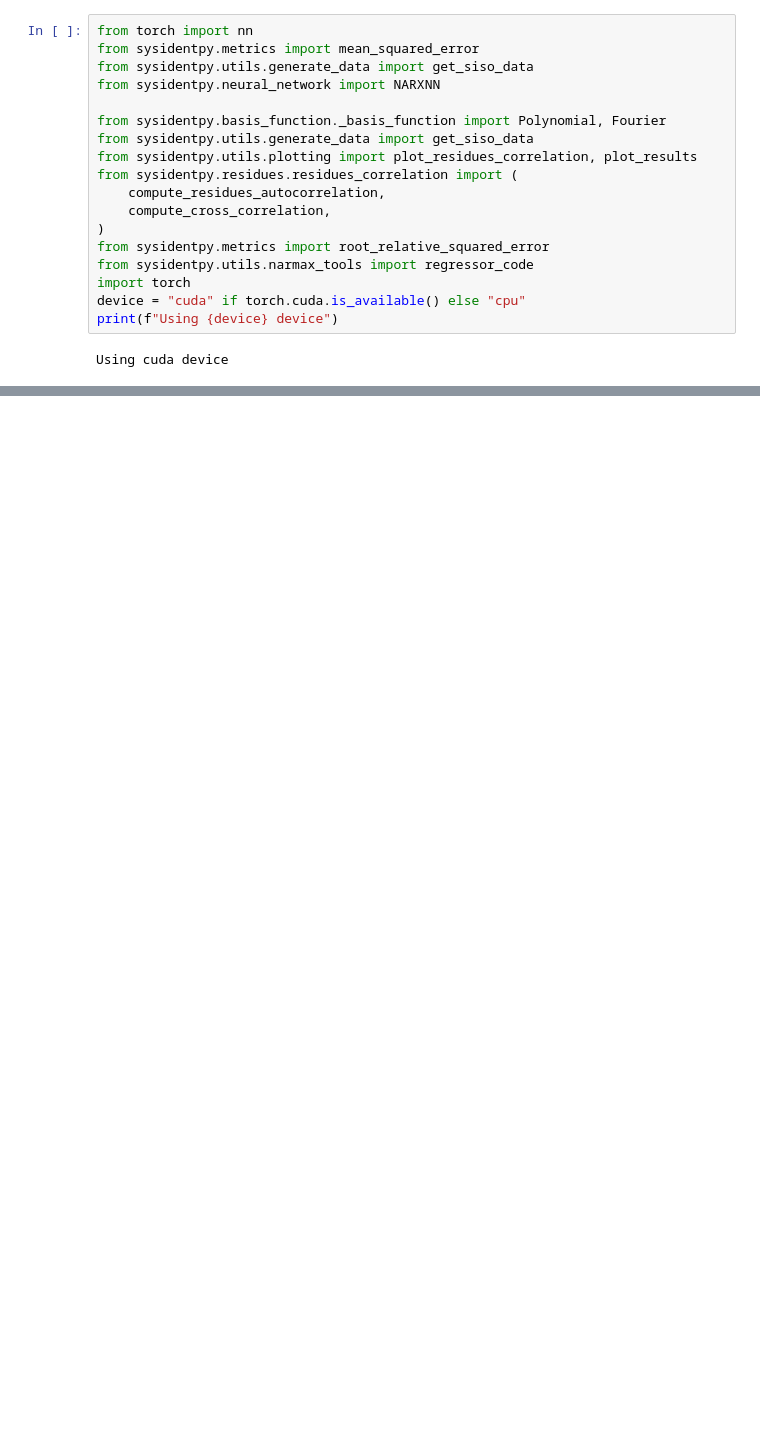
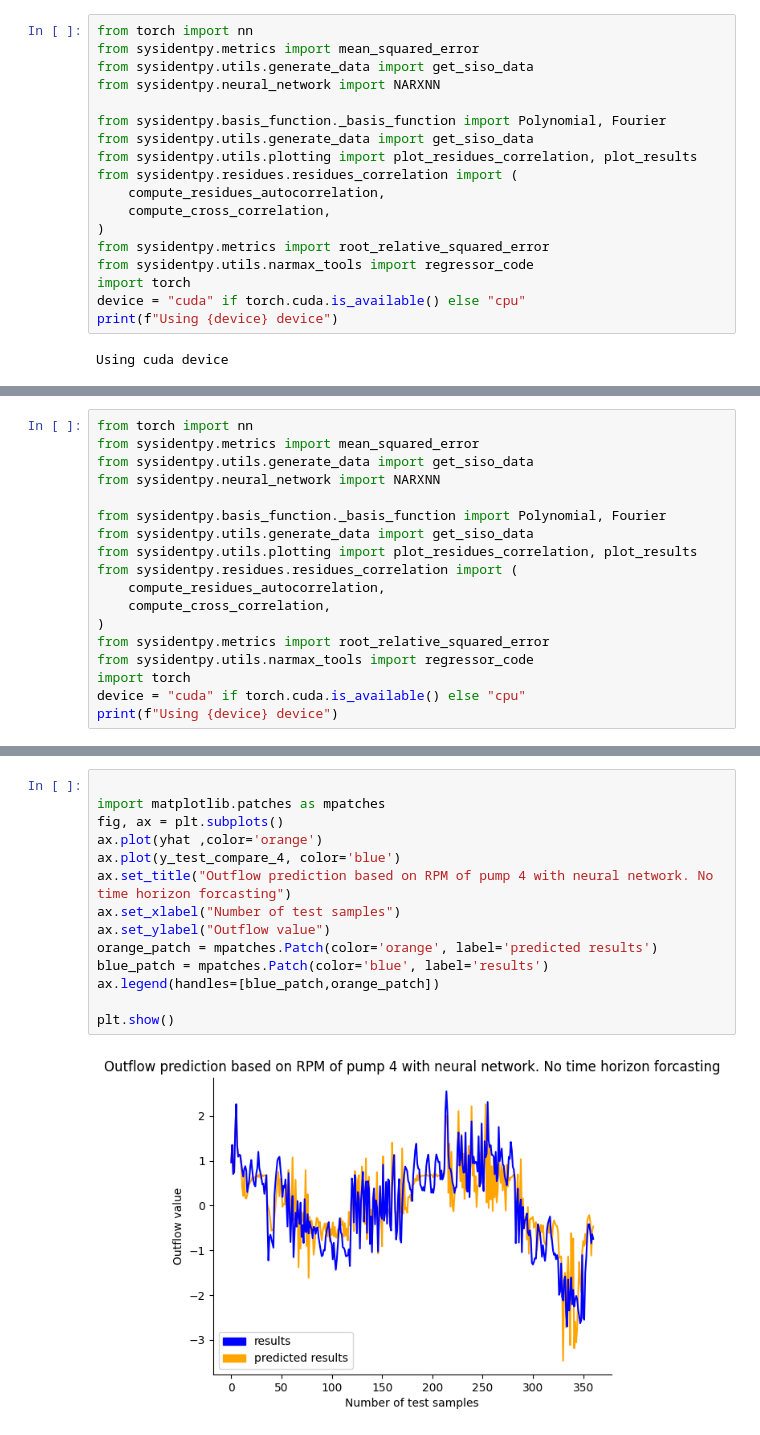
Before and after one commit to nitram1805/Digitization_of_electronic_assets, a Jupyter notebook: Group_1_final_proj.ipynb, the cells around one changed output, grey strips where cells are left out. Saved outputs shown, nothing was run; the diff lists cells and outputs as text; blank space fills up the shorter version.

```diff
--- a/Group_1_final_proj.ipynb
+++ b/Group_1_final_proj.ipynb
@@ -390,0 +407,18 @@ plt.show()
+# %%
+from torch import nn
+from sysidentpy.metrics import mean_squared_error
+from sysidentpy.utils.generate_data import get_siso_data
+from sysidentpy.neural_network import NARXNN
+
+from sysidentpy.basis_function._basis_function import Polynomial, Fourier
+from sysidentpy.utils.generate_data import get_siso_data
+from sysidentpy.utils.plotting import plot_residues_correlation, plot_results
+from sysidentpy.residues.residues_correlation import (
+    compute_residues_autocorrelation,
+    compute_cross_correlation,
+)
+from sysidentpy.metrics import root_relative_squared_error
+from sysidentpy.utils.narmax_tools import regressor_code
+import torch
+device = "cuda" if torch.cuda.is_available() else "cpu"
+print(f"Using {device} device")
@@ -390,0 +495,16 @@ plt.show()
+# %%
+
+import matplotlib.patches as mpatches
+fig, ax = plt.subplots()
+ax.plot(yhat ,color='orange')
+ax.plot(y_test_compare_4, color='blue')
+ax.set_title("Outflow prediction based on RPM of pump 4 with neural network. No time horizon forcasting")
+ax.set_xlabel("Number of test samples")
+ax.set_ylabel("Outflow value")
+orange_patch = mpatches.Patch(color='orange', label='predicted results')
+blue_patch = mpatches.Patch(color='blue', label='results')
+ax.legend(handles=[blue_patch,orange_patch])
+
+plt.show()
+# %% [output]
+[figure, added]
```
Also changed, not shown: parts of 8 cells of this notebook.
